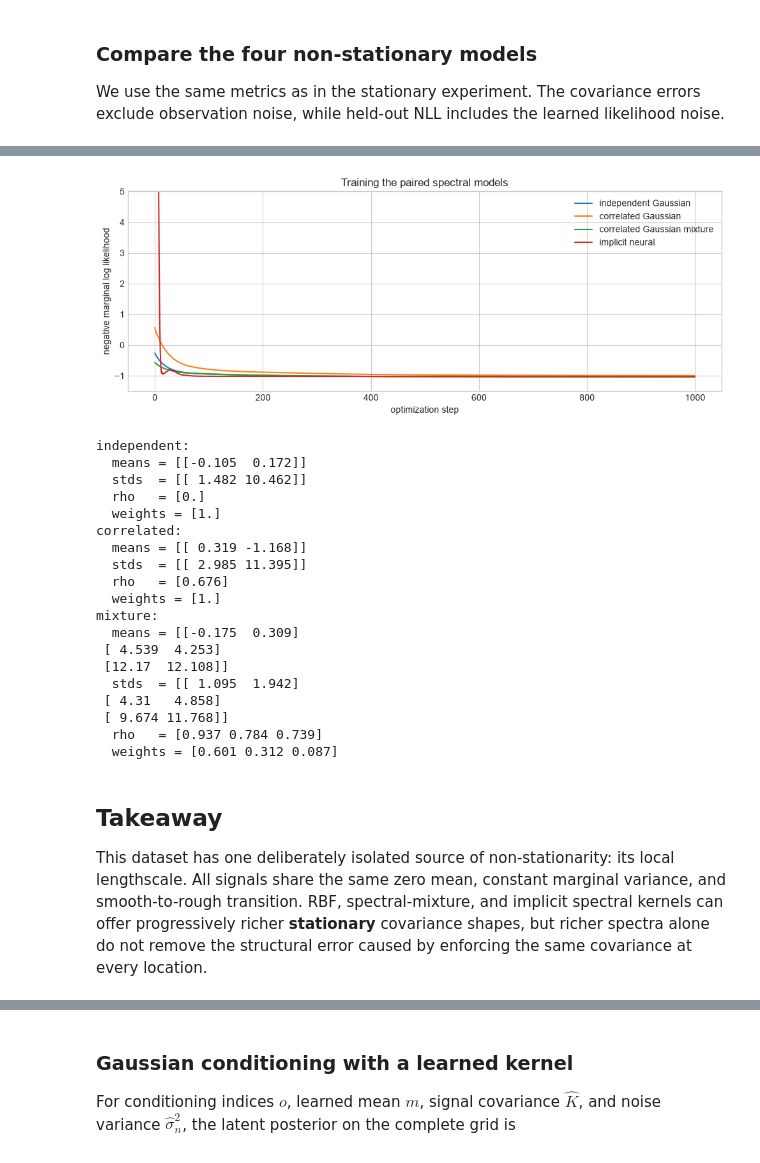
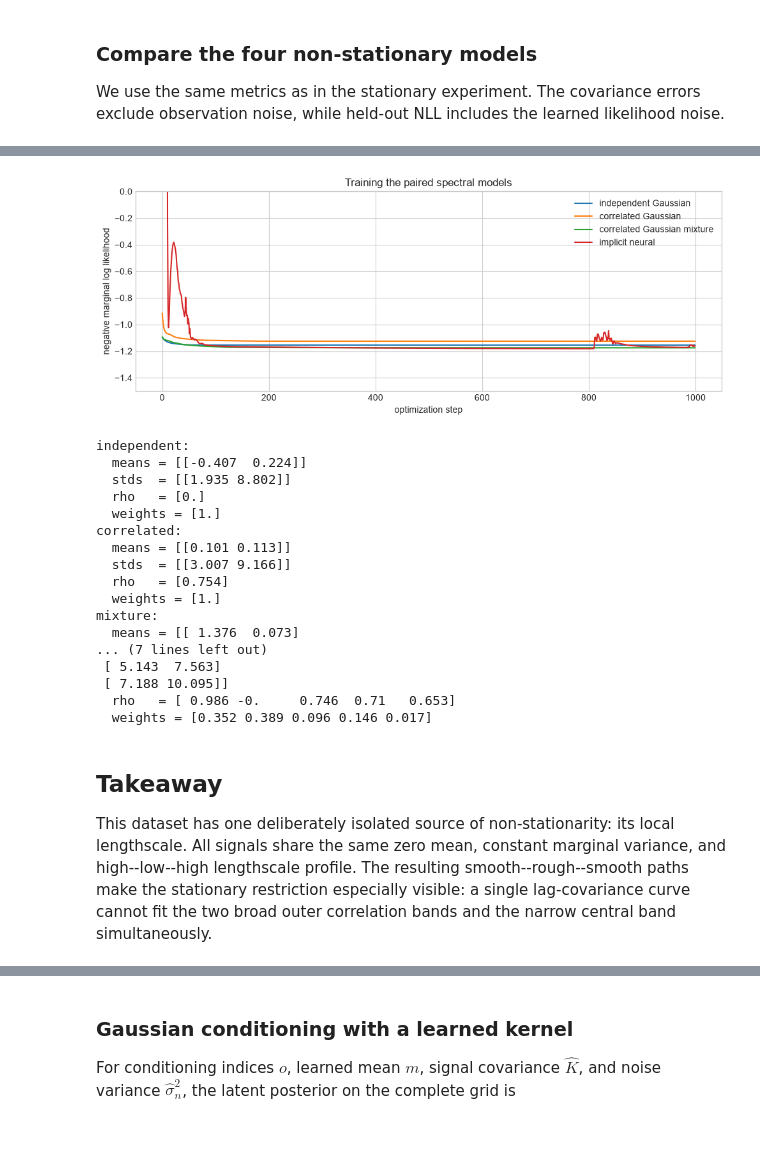
Before and after one commit to OLMOS-PM/GPPS_2026, a Jupyter notebook: 5-gp_nonstationary_kernels.ipynb, the cells around one changed output, grey strips where cells are left out. Cells and saved outputs as stored; diff of their text form; code cells hidden in the pictures.

```diff
--- a/5-gp_nonstationary_kernels.ipynb
+++ b/5-gp_nonstationary_kernels.ipynb
@@ -616,7 +617,7 @@ from train_paired_spectral_gp import (
     train_paired_spectral_gp,
 )
 
-num_paired_frequencies = 240
+num_paired_frequencies = 300
 # %% [markdown]
 ### Model 1: one independent bivariate Gaussian
 
@@ -696,12 +697,16 @@ $$\boldsymbol\phi(x)=\left[\sqrt{\alpha_1}\boldsymbol\phi_1(x);\sqrt{\alpha_2}\b
 Its inner product is $\sum_q\alpha_q\boldsymbol\phi_q(x_1)^\top\boldsymbol\phi_q(x_2)$, the analytically marginalized mixture kernel. The softmax weights, component means, variances, and correlations are all differentiable; no Gumbel--Softmax is involved.
 # %%
 mixture_kernel = PairedGaussianRFFKernel(
-    initial_means=torch.tensor([[0.0, 0.0], [3.0, 3.0], [9.0, 9.0]]),
-    initial_stds=torch.tensor([[1.5, 2.0], [3.0, 4.0], [7.0, 9.0]]),
-    num_pairs_per_component=num_paired_frequencies // 3,
+    initial_means=torch.tensor([
+        [0.0, 0.0], [1.5, 1.5], [3.0, 3.0], [6.0, 6.0], [10.0, 10.0]
+    ]),
+    initial_stds=torch.tensor([
+        [0.8, 1.0], [1.5, 2.0], [3.0, 4.0], [5.0, 7.0], [8.0, 10.0]
+    ]),
+    num_pairs_per_component=num_paired_frequencies // 5,
     correlated=True,
-    initial_correlations=torch.tensor([0.7, 0.7, 0.7]),
-    initial_weights=torch.full((3,), 1.0 / 3.0),
+    initial_correlations=torch.full((5,), 0.7),
+    initial_weights=torch.full((5,), 1.0 / 5.0),
     seed=seed + 203,
 )
 mixture_model, mixture_likelihood = build_paired_spectral_gp(
@@ -735,7 +740,8 @@ The generator can represent nonlinear dependence and non-Gaussian, multimodal jo
 # %%
 paired_implicit_kernel = PairedImplicitRFFKernel(
-    noise_dimension=8, num_pairs=num_paired_frequencies,
-    hidden_features=(64, 64), initial_frequency_scale=5.0, seed=seed + 204,
+    noise_dimension=20, num_pairs=num_paired_frequencies,
+    hidden_features=(64, 64, 64, 64),  # four hidden MLP layers
+    initial_frequency_scale=5.0, seed=seed + 204,
 )
 paired_implicit_model, paired_implicit_likelihood = build_paired_spectral_gp(
     train_x_tensor, fit_curves_tensor, paired_implicit_kernel,
@@ -744,7 +750,7 @@ paired_implicit_model, paired_implicit_likelihood = build_paired_spectral_gp(
 paired_implicit_history = train_paired_spectral_gp(
     paired_implicit_model, paired_implicit_likelihood,
     train_x_tensor, fit_curves_tensor,
-    num_steps=1000, learning_rate=0.004, frequency_penalty_weight=1e-5,
+    num_steps=1000, learning_rate=0.004, frequency_penalty_weight=1e-7,
     print_every=100,
 )
 # %% [output]
@@ -767,7 +773,7 @@ We use the same metrics as in the stationary experiment. The covariance errors e
 paired_models = {
     "1. Independent Gaussian": (independent_model, independent_likelihood),
     "2. Correlated Gaussian": (correlated_model, correlated_likelihood),
-    "3. Correlated Gaussian mixture": (mixture_model, mixture_likelihood),
+    "3. Five-Gaussian mixture": (mixture_model, mixture_likelihood),
     "4. Implicit neural": (paired_implicit_model, paired_implicit_likelihood),
 }
 
@@ -780,8 +786,8 @@ for name, (model, likelihood) in paired_models.items():
         "model": name,
         "relative kernel error": relative_frobenius(covariance, K),
         "mean absolute error": np.mean(np.abs(covariance - K)),
-        "left-block error": relative_frobenius(covariance[left_block], K[left_block]),
-        "right-block error": relative_frobenius(covariance[right_block], K[right_block]),
+        "smooth-block error": relative_frobenius(covariance[smooth_block], K[smooth_block]),
+        "rough-block error": relative_frobenius(covariance[rough_block], K[rough_block]),
         "test NLL / observation": paired_mean_negative_log_likelihood(
             model, likelihood, train_x_tensor, test_curves_tensor
         ),
@@ -824,49 +830,47 @@ plt.show()
 # %%
 fig, ax = plt.subplots(figsize=(10, 4))
 ax.plot(independent_history.loss, label="independent Gaussian")
 ax.plot(correlated_history.loss, label="correlated Gaussian")
 ax.plot(mixture_history.loss, label="correlated Gaussian mixture")
 ax.plot(paired_implicit_history.loss, label="implicit neural")
 ax.set(xlabel="optimization step", ylabel="negative marginal log likelihood",
        title="Training the paired spectral models")
-ax.set_ylim(-1.5,5)
+ax.set_ylim(-1.5,0)
 ax.legend()
 fig.tight_layout()
 plt.show()
 
 for name, kernel in {
     "independent": independent_kernel,
     "correlated": correlated_kernel,
     "mixture": mixture_kernel,
 }.items():
     print(f"{name}:")
     print("  means =", np.round(kernel.means.detach().cpu().numpy(), 3))
     print("  stds  =", np.round(kernel.stds.detach().cpu().numpy(), 3))
     print("  rho   =", np.round(kernel.correlations.detach().cpu().numpy(), 3))
     print("  weights =", np.round(kernel.mixture_weights.detach().cpu().numpy(), 3))
 # %% [output]
-[figure, old version]
+[figure, new version]
 independent:
-  means = [[-0.105  0.172]]
-  stds  = [[ 1.482 10.462]]
+  means = [[-0.407  0.224]]
+  stds  = [[1.935 8.802]]
   rho   = [0.]
   weights = [1.]
 correlated:
-  means = [[ 0.319 -1.168]]
-  stds  = [[ 2.985 11.395]]
-  rho   = [0.676]
+  means = [[0.101 0.113]]
+  stds  = [[3.007 9.166]]
+  rho   = [0.754]
   weights = [1.]
 mixture:
-  means = [[-0.175  0.309]
- [ 4.539  4.253]
- [12.17  12.108]]
-  stds  = [[ 1.095  1.942]
- [ 4.31   4.858]
- [ 9.674 11.768]]
-  rho   = [0.937 0.784 0.739]
-  weights = [0.601 0.312 0.087]
+  means = [[ 1.376  0.073]
+... (7 lines left out)
+ [ 5.143  7.563]
+ [ 7.188 10.095]]
+  rho   = [ 0.986 -0.     0.746  0.71   0.653]
+  weights = [0.352 0.389 0.096 0.146 0.017]
 # %% [markdown]
 ## Takeaway
 
-This dataset has one deliberately isolated source of non-stationarity: its local lengthscale. All signals share the same zero mean, constant marginal variance, and smooth-to-rough transition. RBF, spectral-mixture, and implicit spectral kernels can offer progressively richer **stationary** covariance shapes, but richer spectra alone do not remove the structural error caused by enforcing the same covariance at every location.
+This dataset has one deliberately isolated source of non-stationarity: its local lengthscale. All signals share the same zero mean, constant marginal variance, and high--low--high lengthscale profile. The resulting smooth--rough--smooth paths make the stationary restriction especially visible: a single lag-covariance curve cannot fit the two broad outer correlation bands and the narrow central band simultaneously.
 # %% [markdown]
```
Also changed, not shown: parts of 38 cells of this notebook.
